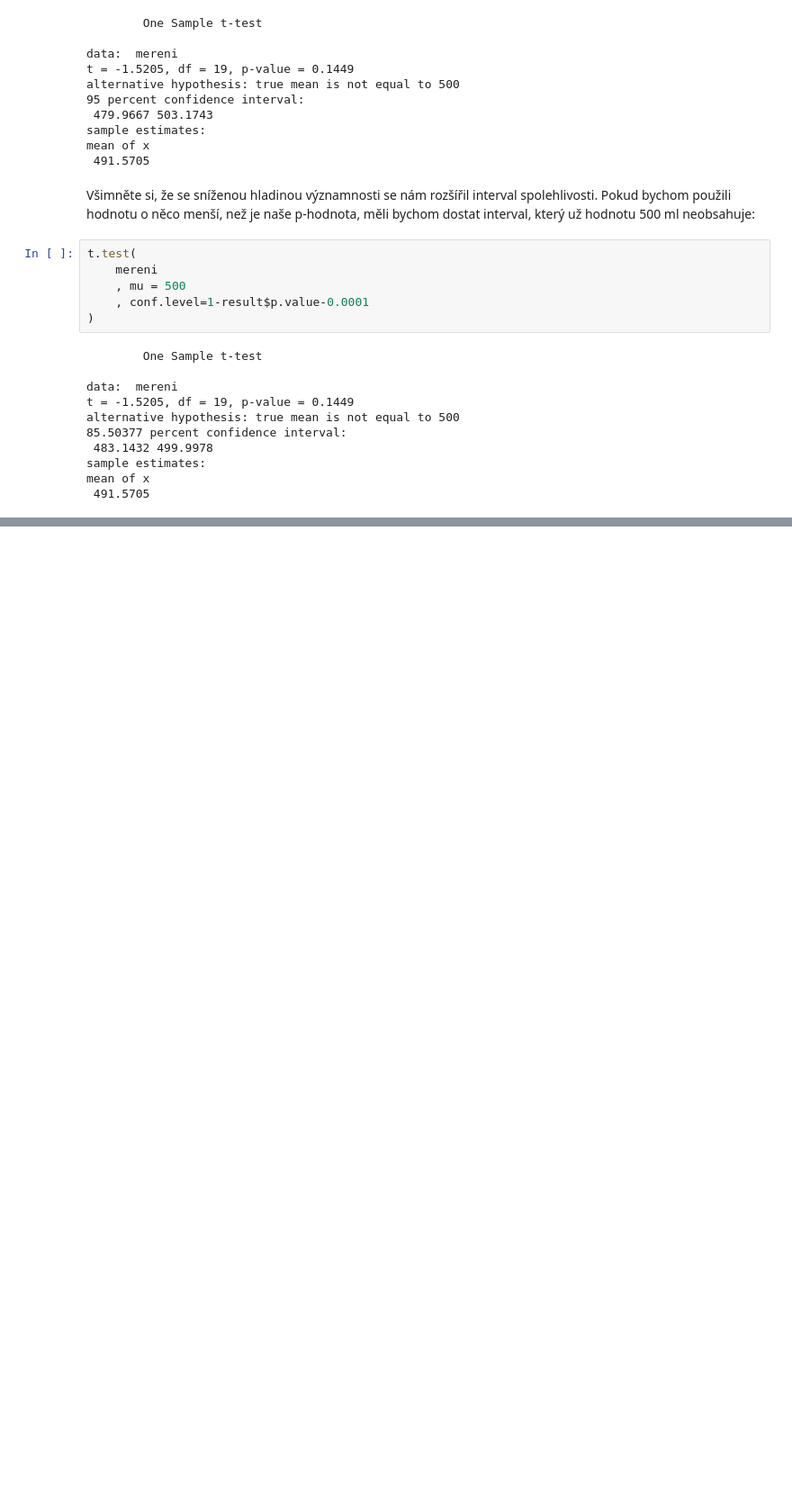
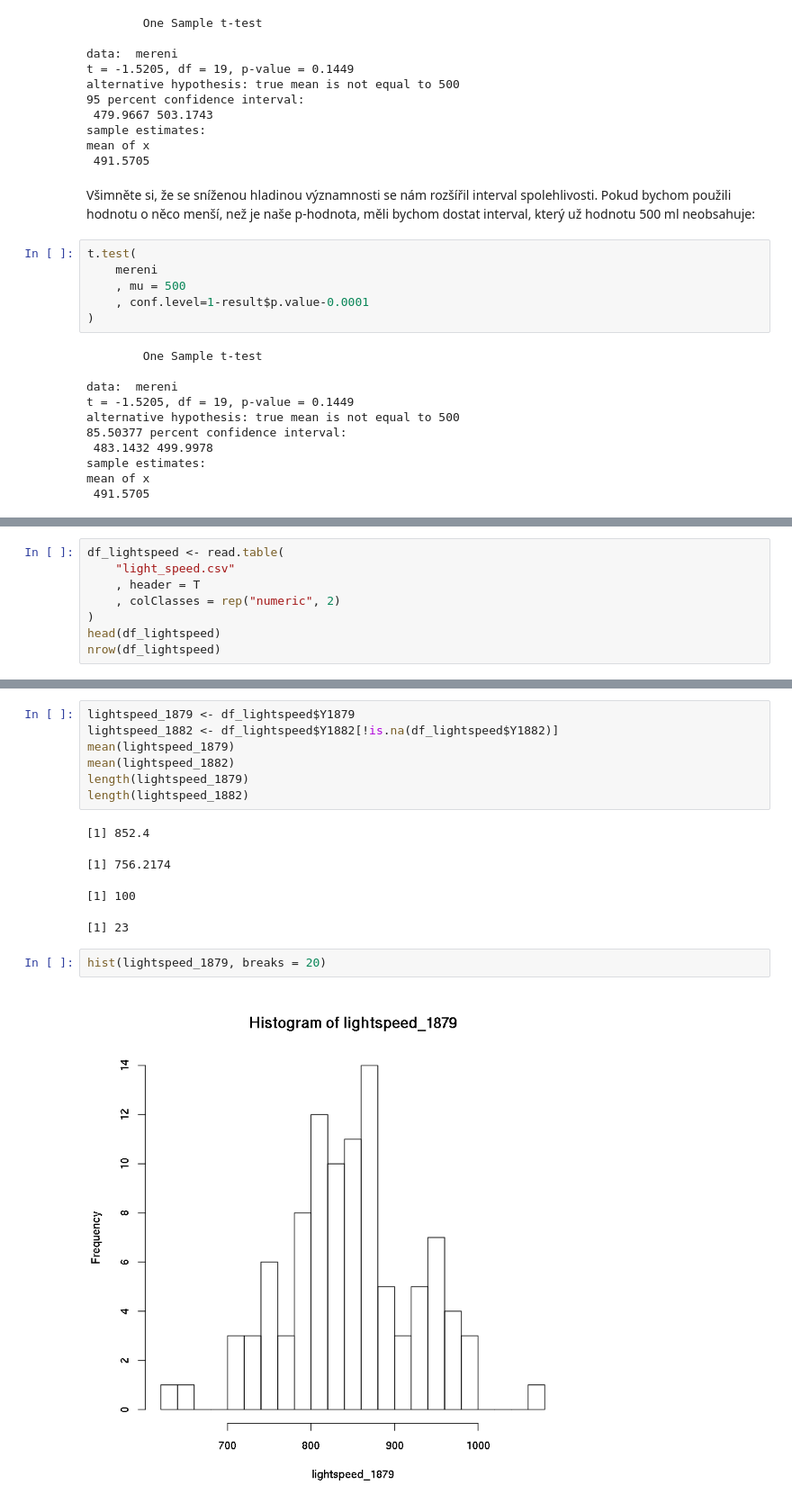
Before and after one commit to lich-uct/r_tutorial, a Jupyter notebook: 08/08.ipynb, the cells around one changed output, grey strips where cells are left out. Shown at 90% size. Saved outputs shown, nothing was run; the diff lists cells and outputs as text; blank space fills up the shorter version.

```diff
--- a/08/08.ipynb
+++ b/08/08.ipynb
@@ -275,0 +278,8 @@ TODO
+# %%
+df_lightspeed <- read.table(
+    "light_speed.csv"
+    , header = T
+    , colClasses = rep("numeric", 2)
+)
+head(df_lightspeed)
+nrow(df_lightspeed)
@@ -275,0 +295,16 @@ TODO
+# %%
+lightspeed_1879 <- df_lightspeed$Y1879
+lightspeed_1882 <- df_lightspeed$Y1882[!is.na(df_lightspeed$Y1882)]
+mean(lightspeed_1879)
+mean(lightspeed_1882)
+length(lightspeed_1879)
+length(lightspeed_1882)
+# %% [output]
+[1] 852.4
+[1] 756.2174
+[1] 100
+[1] 23
+# %%
+hist(lightspeed_1879, breaks = 20)
+# %% [output]
+[figure, added]
```
Also changed, not shown: parts of 16 cells of this notebook, 2 other files.
